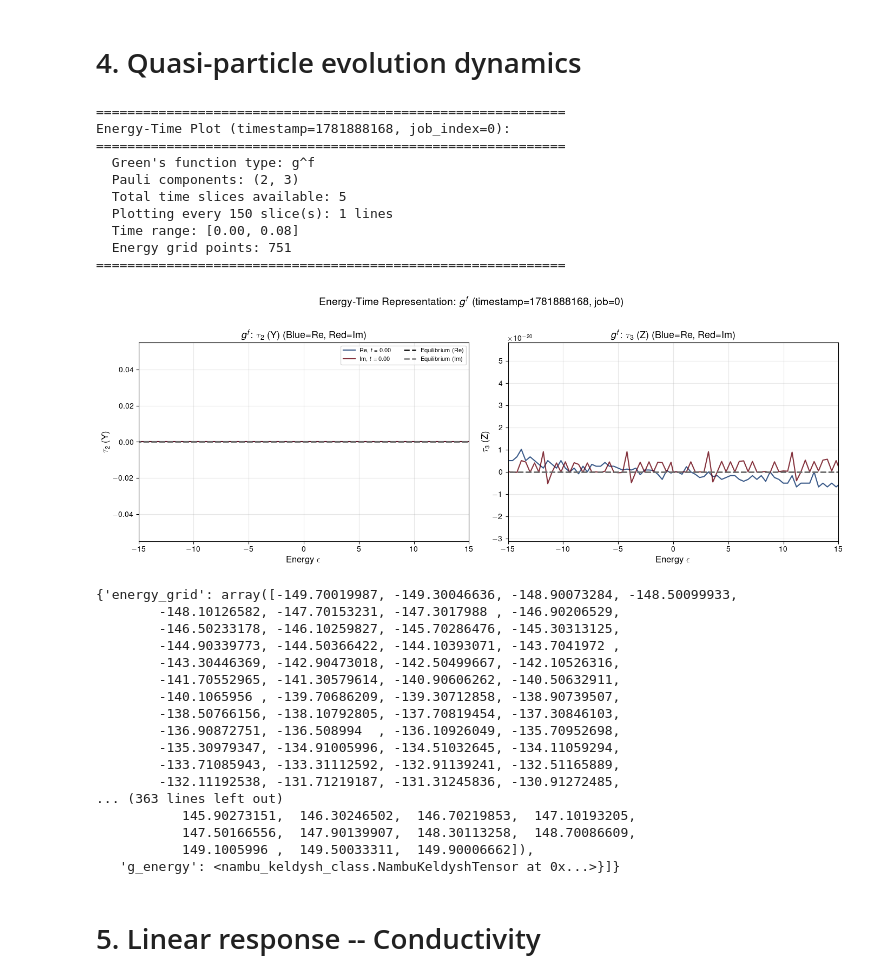
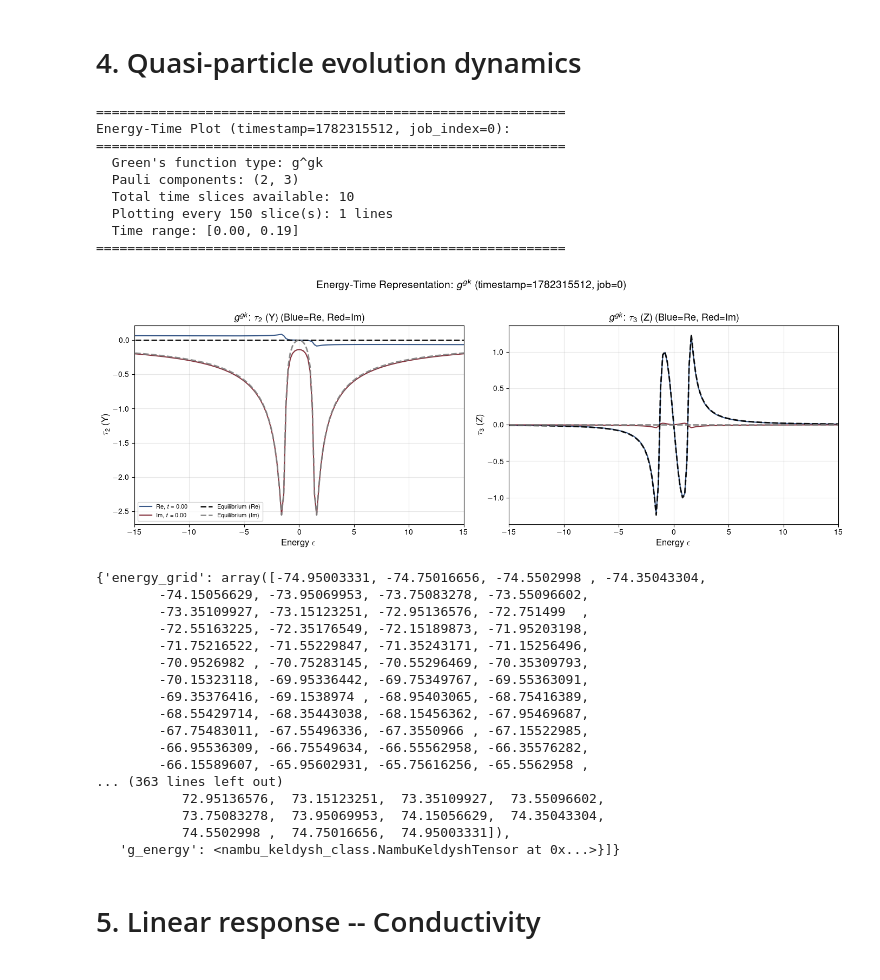
Before and after one commit to j-curtis/psBQP, a Jupyter notebook: Analyze_solutions.ipynb, the cells around one changed output. Saved outputs shown, nothing was run; the diff lists cells and outputs as text; code cells hidden in the pictures.

```diff
--- a/Analyze_solutions.ipynb
+++ b/Analyze_solutions.ipynb
@@ -565,46 +570,44 @@ current_sweep_results = da.plot_equilibrated_gap_vs_parameter(
 # %% [markdown]
 # 4. Quasi-particle evolution dynamics
 # %%
-qp_timestamp = '1781888168'
+qp_timestamp = '1782315512' # 1782316004
 qp_job_index = 0
 # %%
 da.plot_energy_time_representation(
     timestamp=qp_timestamp,  # Your timestamp
     job_index=qp_job_index,    # Your job index
-    green_function_type='f',
-    pauli_components=(2, 3),  # tau_0 and tau_3
+    green_function_type='gk',
+    #pauli_components=(2, 3),  # tau_0 and tau_3
     plot_every= 150,             # Plot every 5th time sl
-
     save_plot=True
 )
 # %% [output]
 ============================================================
-Energy-Time Plot (timestamp=1781888168, job_index=0):
+Energy-Time Plot (timestamp=1782315512, job_index=0):
 ============================================================
-  Green's function type: g^f
+  Green's function type: g^gk
   Pauli components: (2, 3)
-  Total time slices available: 5
+  Total time slices available: 10
   Plotting every 150 slice(s): 1 lines
-  Time range: [0.00, 0.08]
-  Energy grid points: 751
+  Time range: [0.00, 0.19]
 ============================================================
-[figure, old version]
+[figure, new version]
-{'energy_grid': array([-149.70019987, -149.30046636, -148.90073284, -148.50099933,
-        -148.10126582, -147.70153231, -147.3017988 , -146.90206529,
-        -146.50233178, -146.10259827, -145.70286476, -145.30313125,
-        -144.90339773, -144.50366422, -144.10393071, -143.7041972 ,
-        -143.30446369, -142.90473018, -142.50499667, -142.10526316,
-        -141.70552965, -141.30579614, -140.90606262, -140.50632911,
-        -140.1065956 , -139.70686209, -139.30712858, -138.90739507,
-        -138.50766156, -138.10792805, -137.70819454, -137.30846103,
-        -136.90872751, -136.508994  , -136.10926049, -135.70952698,
-        -135.30979347, -134.91005996, -134.51032645, -134.11059294,
-        -133.71085943, -133.31112592, -132.91139241, -132.51165889,
-        -132.11192538, -131.71219187, -131.31245836, -130.91272485,
+{'energy_grid': array([-74.95003331, -74.75016656, -74.5502998 , -74.35043304,
+        -74.15056629, -73.95069953, -73.75083278, -73.55096602,
+        -73.35109927, -73.15123251, -72.95136576, -72.751499  ,
+        -72.55163225, -72.35176549, -72.15189873, -71.95203198,
+        -71.75216522, -71.55229847, -71.35243171, -71.15256496,
+        -70.9526982 , -70.75283145, -70.55296469, -70.35309793,
+        -70.15323118, -69.95336442, -69.75349767, -69.55363091,
+        -69.35376416, -69.1538974 , -68.95403065, -68.75416389,
+        -68.55429714, -68.35443038, -68.15456362, -67.95469687,
+        -67.75483011, -67.55496336, -67.3550966 , -67.15522985,
+        -66.95536309, -66.75549634, -66.55562958, -66.35576282,
+        -66.15589607, -65.95602931, -65.75616256, -65.5562958 ,
 ... (363 lines left out)
-           145.90273151,  146.30246502,  146.70219853,  147.10193205,
-           147.50166556,  147.90139907,  148.30113258,  148.70086609,
-           149.1005996 ,  149.50033311,  149.90006662]),
+           72.95136576,  73.15123251,  73.35109927,  73.55096602,
+           73.75083278,  73.95069953,  74.15056629,  74.35043304,
+           74.5502998 ,  74.75016656,  74.95003331]),
    'g_energy': <nambu_keldysh_class.NambuKeldyshTensor at 0x...>}]}
 # %% [markdown]
 # 5. Linear response -- Conductivity
```
Also changed, not shown: parts of 27 cells of this notebook, 26 other files.
